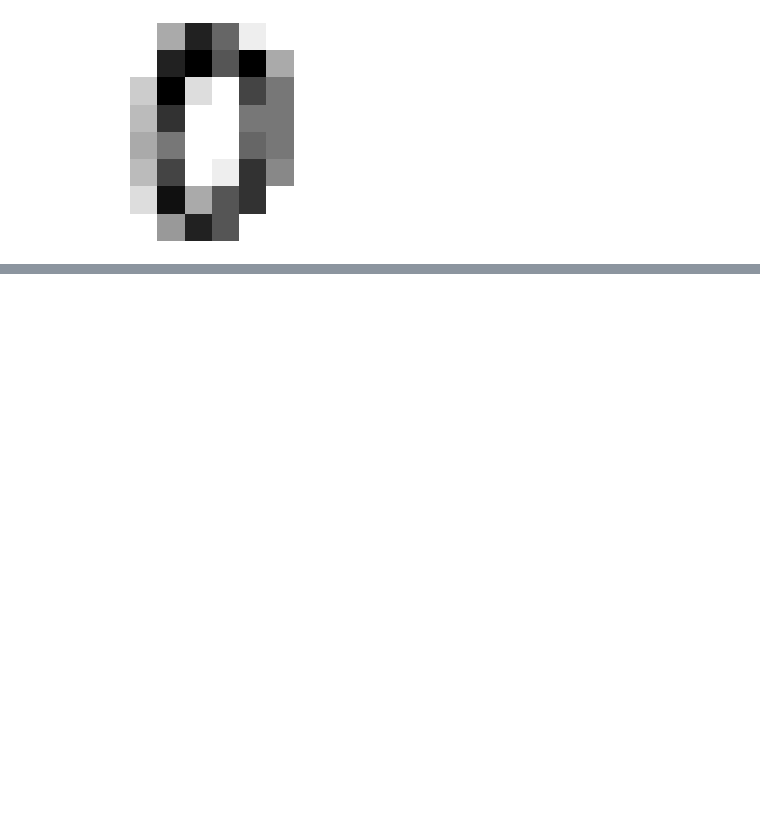
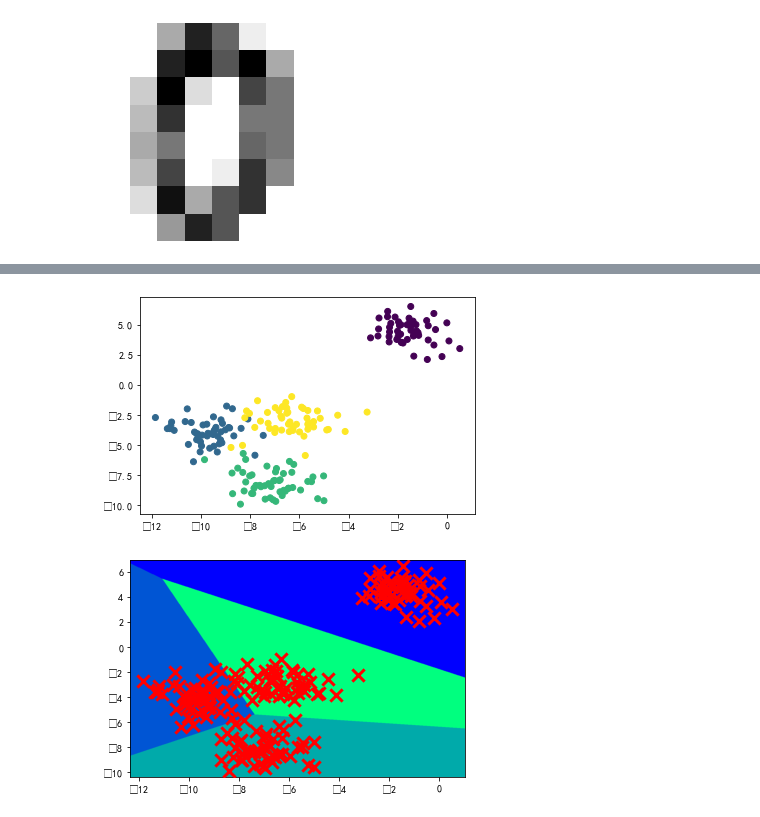
Before and after one commit to Inspritionzzz/jupyter, a Jupyter notebook: scikit-learn_fundamentals.ipynb, the cells around one changed output, grey strips where cells are left out. Drawn from its saved outputs; the diff is of its cells as text; code cells hidden in the pictures; blank space fills up the shorter version.

```diff
--- a/scikit-learn_fundamentals.ipynb
+++ b/scikit-learn_fundamentals.ipynb
@@ -65,0 +362,35 @@ sklearn.__version__
+# %%
+# 5. 基于sklearn的k均值聚类算法
+import matplotlib.pyplot as plt
+from sklearn.datasets import make_blobs
+from sklearn.cluster import KMeans
+blobs = make_blobs(n_samples=200, random_state=1, centers=4)
+X_blobs = blobs[0]
+plt.scatter(X_blobs[:, 0], X_blobs[:, 1], c=blobs[1])
+plt.show()
+# 构建KMeans模型
+kmeans = KMeans(n_clusters=4)
+kmeans.fit(X_blobs)
+# 绘制可视化图形
+x_min, x_max = X_blobs[:, 0].min() - 0.5, X_blobs[:, 0].max() + 0.5
+y_min, y_max = X_blobs[:, 1].min() - 0.5, X_blobs[:, 1].max() + 0.5
+# 生成网格点矩阵
+xx, yy = np.meshgrid(np.arange(x_min, x_max, 0.02), np.arange(y_min, y_max, 0.02))
+Z = kmeans.predict(np.c_[xx.ravel(), yy.ravel()])
+Z = Z.reshape(xx.shape)
+plt.figure(1)
+plt.clf()
+plt.imshow(Z, interpolation='hermite', extent=(xx.min(), xx.max(), yy.min(), yy.max()), cmap=plt.cm.winter, aspect='auto', origin='lower')
+plt.plot(X_blobs[:, 0], X_blobs[:, 1], 'w.', markersize=5)
+
+# 用红色的x表示簇中心
+centroids = kmeans.cluster_centers_
+plt.scatter(X_blobs[:, 0], X_blobs[:, 1], marker="x", s=150, linewidths=3, color='r', zorder=10)
+plt.xlim(x_min, x_max)
+plt.ylim(y_min, y_max)
+plt.xticks()
+plt.yticks()
+plt.show()
+# %% [output]
+[figure, added]
+[figure, added]
```
Also changed, not shown: parts of 9 cells of this notebook, 2 other files.
